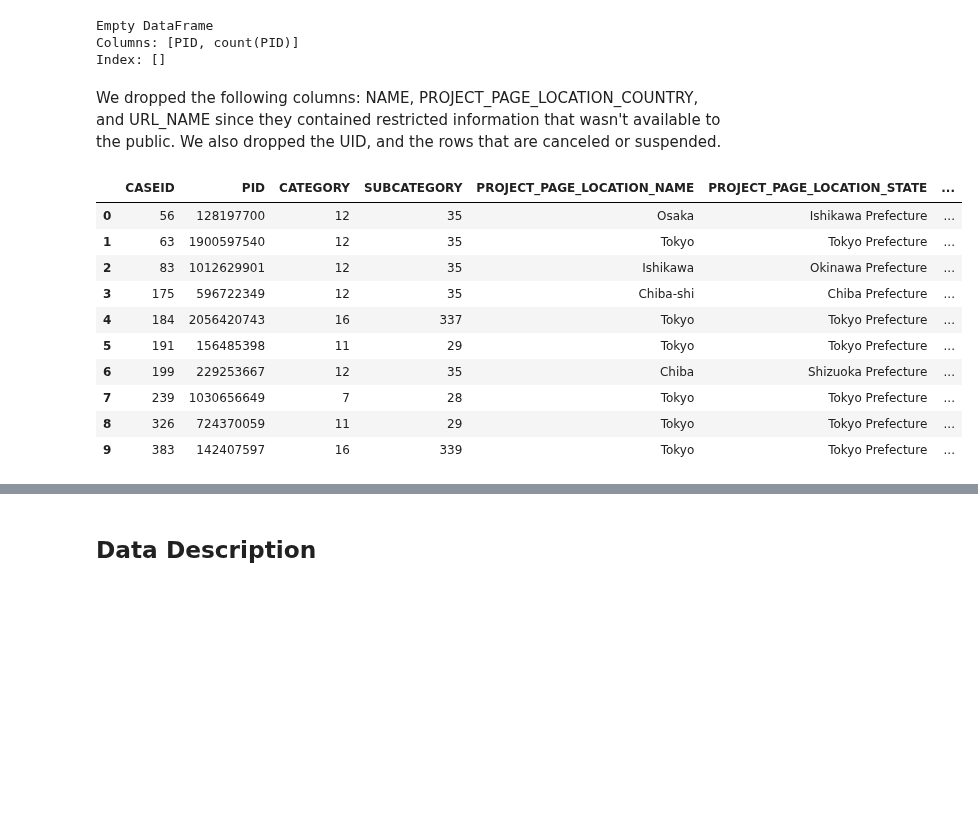
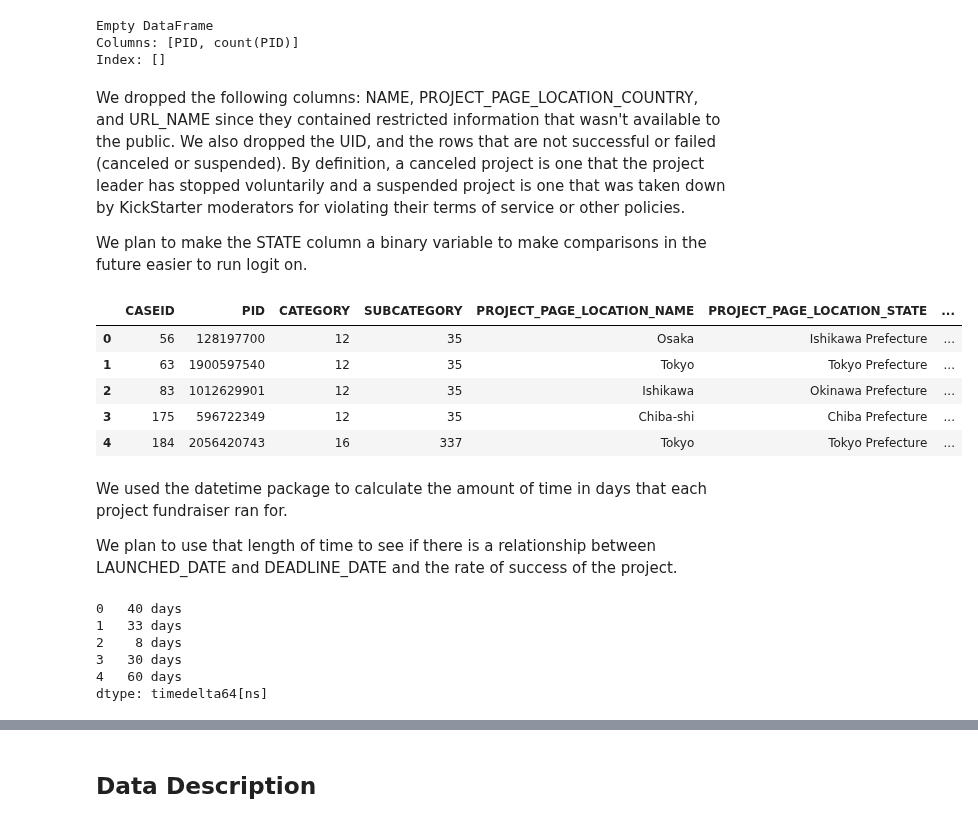
Before and after one commit to catherine-fang-git/kickstarter_project_success_info2950, a Jupyter notebook: INFO2950_Phase2.ipynb, the cells around one changed output, grey strips where cells are left out. Drawn from its saved outputs; the diff is of its cells as text; code cells hidden in the pictures; blank space fills up the shorter version.

Commit message:
did datetime calculations
also sorted by project currency

```diff
--- a/INFO2950_Phase2.ipynb
+++ b/INFO2950_Phase2.ipynb
@@ -42,23 +44,35 @@ Empty DataFrame
 Columns: [PID, count(PID)]
 Index: []
 # %% [markdown]
-We dropped the following columns: NAME, PROJECT_PAGE_LOCATION_COUNTRY, and URL_NAME since they contained restricted information that wasn't available to the public. We also dropped the UID, and the rows that are canceled or suspended.
+We dropped the following columns: NAME, PROJECT_PAGE_LOCATION_COUNTRY, and URL_NAME since they contained restricted information that wasn't available to the public. We also dropped the UID, and the rows that are not successful or failed (canceled or suspended). By definition, a canceled project is one that the project leader has stopped voluntarily and a suspended project is one that was taken down by KickStarter moderators for violating their terms of service or other policies.
+
+We plan to make the STATE column a binary variable to make comparisons in the future easier to run logit on.
 # %%
 public_data_df = pd.DataFrame(public_data)
 clean_data = public_data_df.drop(columns = ["NAME", "PROJECT_PAGE_LOCATION_COUNTRY", "URL_NAME", "UID"])
-clean_data.head()
 
 clean_data = duckdb.sql("SELECT * FROM clean_data WHERE STATE = 'successful' OR STATE = 'failed'").df()
 clean_data.head()
 # %% [output]
 |  | CASEID | PID | CATEGORY | SUBCATEGORY | PROJECT_PAGE_LOCATION_NAME | PROJECT_PAGE_LOCATION_STATE | ... |
 | 0 | 56 | 128197700 | 12 | 35 | Osaka | Ishikawa Prefecture | ... |
 | 1 | 63 | 1900597540 | 12 | 35 | Tokyo | Tokyo Prefecture | ... |
 | 2 | 83 | 1012629901 | 12 | 35 | Ishikawa | Okinawa Prefecture | ... |
 | 3 | 175 | 596722349 | 12 | 35 | Chiba-shi | Chiba Prefecture | ... |
 | 4 | 184 | 2056420743 | 16 | 337 | Tokyo | Tokyo Prefecture | ... |
-| 5 | 191 | 156485398 | 11 | 29 | Tokyo | Tokyo Prefecture | ... |
-| 6 | 199 | 229253667 | 12 | 35 | Chiba | Shizuoka Prefecture | ... |
-| 7 | 239 | 1030656649 | 7 | 28 | Tokyo | Tokyo Prefecture | ... |
-| 8 | 326 | 724370059 | 11 | 29 | Tokyo | Tokyo Prefecture | ... |
-| 9 | 383 | 142407597 | 16 | 339 | Tokyo | Tokyo Prefecture | ... |
+# %% [markdown]
+We used the datetime package to calculate the amount of time in days that each project fundraiser ran for.
+
+We plan to use that length of time to see if there is a relationship between LAUNCHED_DATE and DEADLINE_DATE and the rate of success of the project.
+# %%
+launched_date = pd.to_datetime(clean_data["LAUNCHED_DATE"], format = 'mixed')
+deadline_date = pd.to_datetime(clean_data["DEADLINE_DATE"], format = 'mixed')
+time_difference = deadline_date - launched_date
+time_difference.head()
+# %% [output]
+0   40 days
+1   33 days
+2    8 days
+3   30 days
+4   60 days
+dtype: timedelta64[ns]
```
Also changed, not shown: parts of 5 cells of this notebook.
